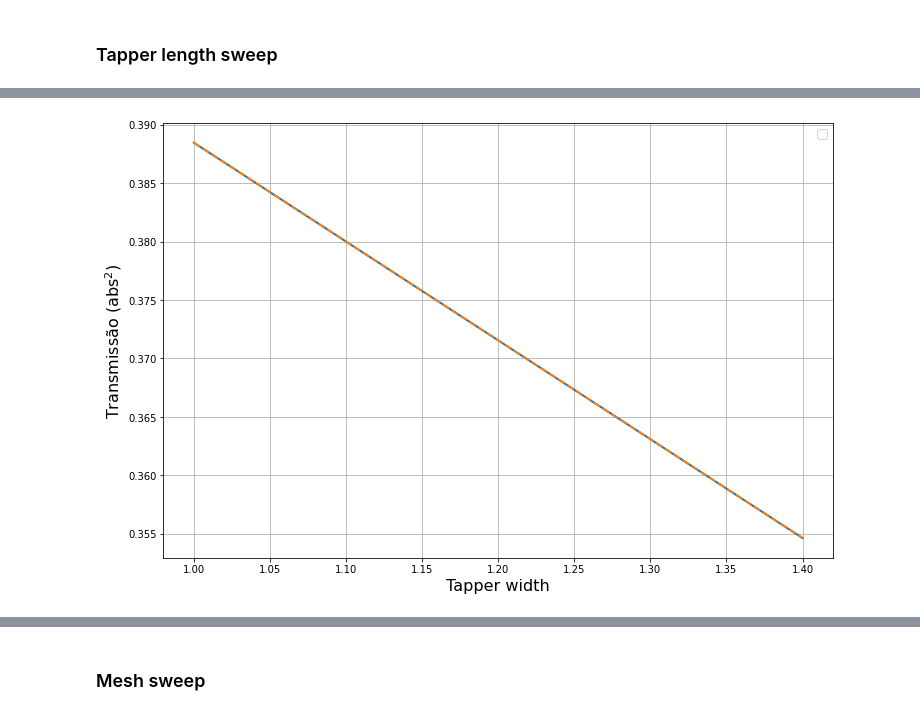
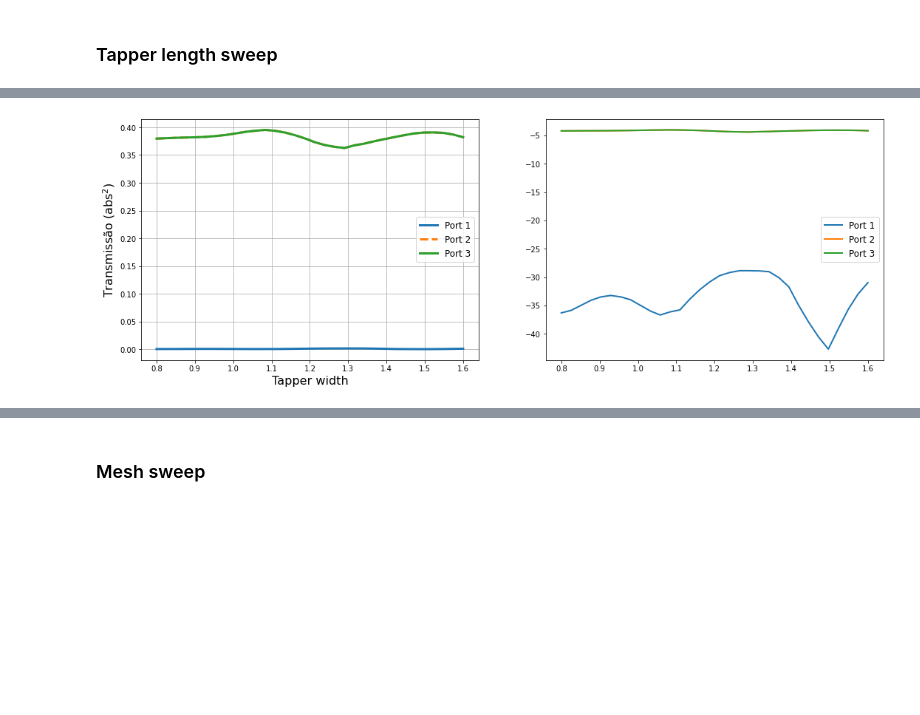
Before and after one commit to CaioRodrigues200/Photonics-training, a Jupyter notebook: Projects/MMI/Lumericalfiles/MMILumapi.ipynb, the cells around one changed output, grey strips where cells are left out. Cells and saved outputs as stored; diff of their text form; code cells hidden in the pictures; blank space fills up the shorter version.

Commit message:
General Update
Plots, saving and more

```diff
--- a/Projects/MMI/Lumericalfiles/MMILumapi.ipynb
+++ b/Projects/MMI/Lumericalfiles/MMILumapi.ipynb
@@ -17,5 +28,5 @@ sys.path.append(os.path.dirname('/home/trainner/Documents/GitHub/Photonics-train
 # %%
-mmi = lumapi.MODE(filename="MMIProject.lms")
+mmi = lumapi.MODE(filename='MMIProject.lms',hide=False)
 # %% [markdown]
 ## Functions
 # %%
@@ -220 +225,12 @@ if(MeshEnableOut == 1):
+# %%
+SPar = [1,2,3]; # Ports to analyse S parameters (SX1)
+
+TSRange = [0.8e-6,1.6e-6]; # Tapper sweep range
+TSPoints = 32; # Tapper sweep number of points
+
+SMType = 1; # Mesh sweep type (0 -> override mesh, 1 -> multiplier mesh)
+SMRange = [[0.1e-6 , 0.01e-6]  ,  [2 , 6]] # Mesh sweep range ([[Override range] , [Multiplier Range]])
+SMPoints = 15; # Mesh sweep number of points
+
+SParSz = len(SPar)
 # %% [markdown]
@@ -248,45 +270,58 @@ Using python to execute sweeps in lumerical, excrating its results right after
 # %% [markdown]
 ### Tapper length sweep
 # %%
-SParSz = len(SPar)
 pMatrix = np.zeros((TSPoints,SParSz))
 kMatrix = np.zeros((TSPoints,SParSz))
 TRangeMatrix = np.linspace(TSRange[0],TSRange[1],TSPoints)
 
-if(TapperSweep == 1):
-    mmi.selectpartial("Output Taper")
-    OutP = int(mmi.getnumber())
-    print("Tapper width sweep in progress...")
-    print("Number of output ports found: " + str(OutP))
+mmi.selectpartial("Output Taper")
+OutP = int(mmi.getnumber())
+print("Tapper width sweep in progress...")
+print("Number of output ports found: " + str(OutP))
 
-    for i in range(TSPoints):
-        text = "Progress: " + str(i+1) + "/" + str(TSPoints)
-        print(text);
+for i in range(TSPoints):
+    text = "Progress: " + str(i+1) + "/" + str(TSPoints)
+    print(text)
 
-        mmi.switchtolayout()
-        for j in range(OutP):
-            mmi.setnamed("Output Taper " +str(j+1),
-            "width_l",TRangeMatrix[i])
+    mmi.switchtolayout()
+    for j in range(OutP):
+        mmi.setnamed("Output Taper " +str(j+1),
+        "width_l",TRangeMatrix[i])
 
-        mmi.run()
-        mmi.emepropagate()
+    mmi.run()
+    mmi.emepropagate()
 
-        A = mmi.getresult("EME","user s matrix")
-        for j in range(SParSz):
-            pMatrix[i,j] = abs(A[SPar[j]-1,0])**2
-            kMatrix[i,j] = 20*np.log10(abs(A[SPar[j]-1,0]))
+    A = mmi.getresult("EME","user s matrix")
+    for j in range(SParSz):
+        pMatrix[i,j] = abs(A[SPar[j]-1,0])**2
+        kMatrix[i,j] = 20*np.log10(abs(A[SPar[j]-1,0]))
 
-    plt.rcParams["figure.figsize"] = (12,8)
-    plt.legend(fontsize=12)
-    plt.xlabel('Tapper width (um)',fontsize=16)
-    plt.ylabel(r'Transmissão (abs$^{2}$)',fontsize=16)
-    plt.grid()
+    pointResults = [pMatrix[i][:],kMatrix[i][:]]
 
-    for i in range(SParSz):
-        if(i%2==0):
-            plt.plot(1e6*TRangeMatrix,np.transpose(pMatrix[:,i]), '-', label='Output 1', linewidth=2)
-        else:
-            plt.plot(1e6*TRangeMatrix,np.transpose(pMatrix[:,i]), '--',label='Output 2', linewidth=2)
+    completeName = os.path.join('../SavedData/TapperWidth','Data'+str(i+1))
+    MSOutfile = open(completeName,'wb')
+    plk.dump(pointResults,MSOutfile)
+    MSOutfile.close()
+
+figure1, swp = plt.subplots(1, 2, figsize=(18,6))
+
+for i in range(SParSz):
+    if(i%2==0):
+        swp[0].plot(1e6*TRangeMatrix,np.transpose(pMatrix[:,i]), '--', label='Port '+str(i+1), linewidth=3)
+        swp[1].plot(1e6*TRangeMatrix,np.transpose(kMatrix[:,i]), '-', label='Port '+str(i+1), linewidth=2)
+    else:
+        swp[0].plot(1e6*TRangeMatrix,np.transpose(pMatrix[:,i]), '--',label='Port '+str(i+1), linewidth=3)
+        swp[1].plot(1e6*TRangeMatrix,np.transpose(kMatrix[:,i]), '-', label='Port '+str(i+1), linewidth=2)
+
+swp[0].legend(fontsize=12)
+swp[0].set_xlabel('Tapper width (um)',fontsize=16)
+swp[0].set_ylabel(r'Transmissão (abs$^{2}$)',fontsize=16)
+swp[0].grid(True)
+
+swp[1].legend(fontsize=12)
+swp[1].set_xlabel('Tapper width (um)',fontsize=16)
+swp[1].set_ylabel('Transmissão (dB)',fontsize=16)
+swp[1].grid(True)
 # %% [output]
 Tapper width sweep in progress...
 Number of output ports found: 2
@@ -296 +344 @@ No artists with labels found to put in legend.  Note that artists whose label st
-[figure, old version]
+[figure, new version]
```
Also changed, not shown: parts of 13 cells of this notebook, 55 other files.
